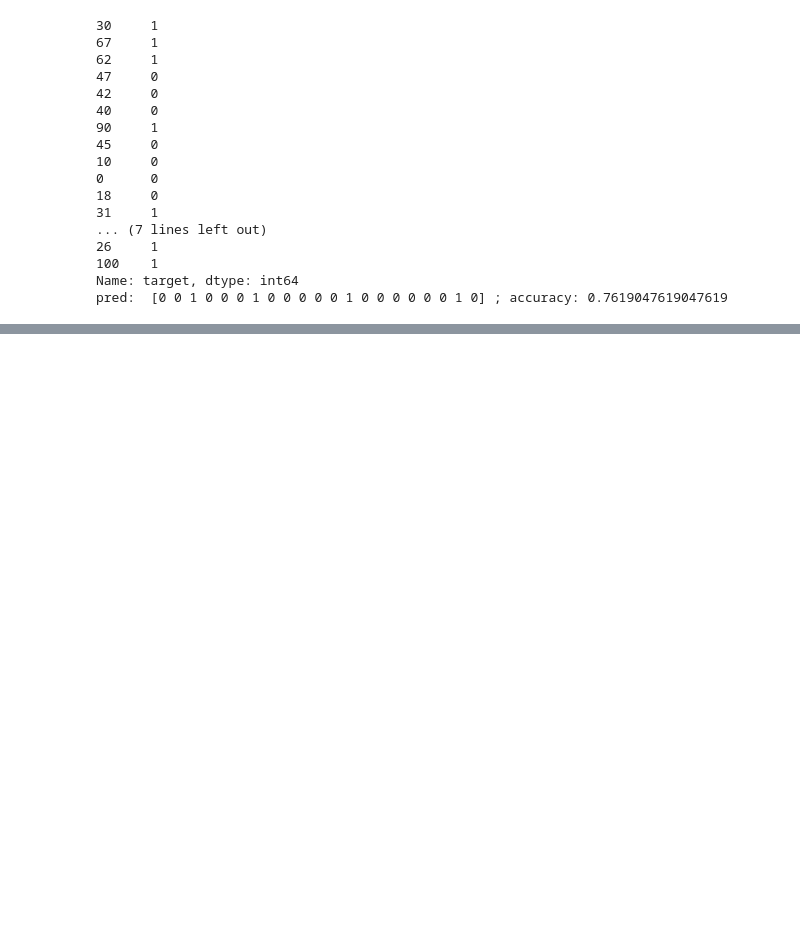
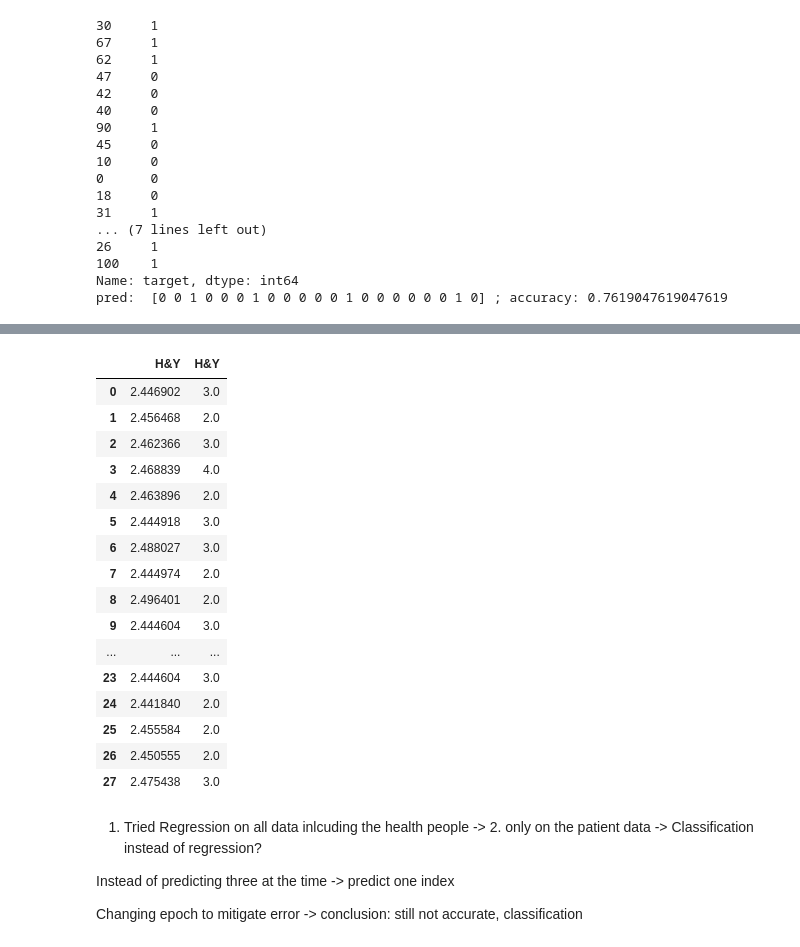
Before and after one commit to Victor-lyhan/Parkinson-Diagnosis, a Jupyter notebook: NLP/data_analysis.ipynb, the cells around one changed output, grey strips where cells are left out. Cells and saved outputs as stored; diff of their text form; code cells hidden in the pictures; blank space fills up the shorter version.

```diff
--- a/NLP/data_analysis.ipynb
+++ b/NLP/data_analysis.ipynb
@@ -141,0 +290,39 @@ pred:  [0 0 1 0 0 0 1 0 0 0 0 0 1 0 0 0 0 0 0 1 0] ; accuracy: 0.761904761904761
+# %%
+model.eval()
+y_pred = model(X_test)
+y_pred = y_pred.detach().numpy()
+#y_test = y_test.detach().numpy()
+
+df = pd.DataFrame(y_pred, columns=['H&Y']) #,'UPDRS II-5','UPDRS III-18'
+df1 = pd.DataFrame(y_test, columns=['H&Y']) #,'UPDRS II-5','UPDRS III-18'
+
+df_all = pd.concat([df, df1], axis = 1)
+
+pd.set_option('display.max_rows', 100)
+df_all
+# %% [output]
+|  | H&Y | H&Y |
+| 0 | 2.446902 | 3.0 |
+| 1 | 2.456468 | 2.0 |
+| 2 | 2.462366 | 3.0 |
+| 3 | 2.468839 | 4.0 |
+| 4 | 2.463896 | 2.0 |
+| 5 | 2.444918 | 3.0 |
+| 6 | 2.488027 | 3.0 |
+| 7 | 2.444974 | 2.0 |
+| 8 | 2.496401 | 2.0 |
+| 9 | 2.444604 | 3.0 |
+| ... | ... | ... |
+| 23 | 2.444604 | 3.0 |
+| 24 | 2.441840 | 2.0 |
+| 25 | 2.455584 | 2.0 |
+| 26 | 2.450555 | 2.0 |
+| 27 | 2.475438 | 3.0 |
+# %% [markdown]
+1. Tried Regression on all data inlcuding the health people
+-> 2. only on the patient data
+-> Classification instead of regression?
+
+Instead of predicting three at the time -> predict one index
+
+Changing epoch to mitigate error -> conclusion: still not accurate, classification
```
Also changed, not shown: parts of 21 cells of this notebook, 2 other files.
